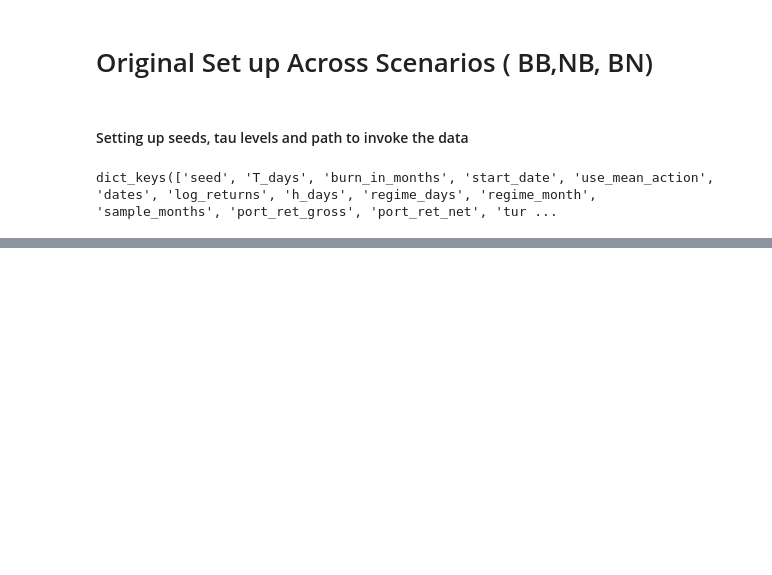
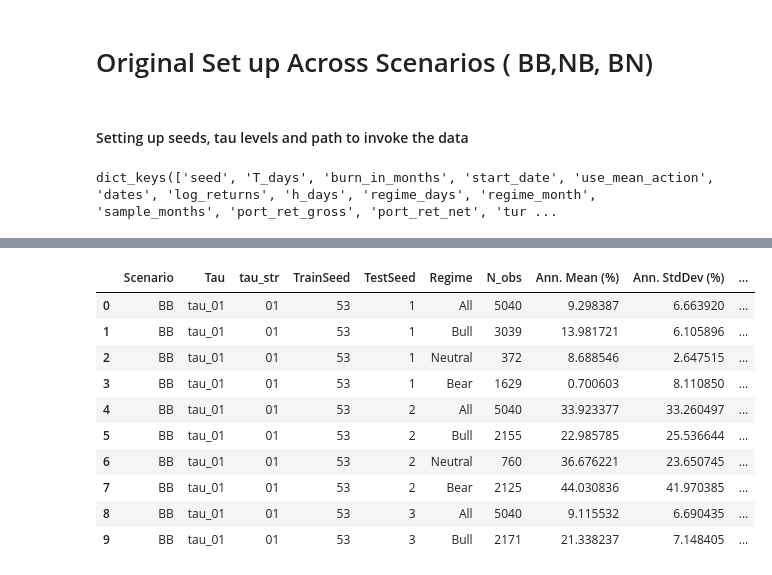
Before and after one commit to Attilasarkany/Q-A2C-Replication, a Jupyter notebook: Chapter2_model_comperison/compare_results_multiple_seed_rsvarvol.ipynb, the cells around one changed output, grey strips where cells are left out. Cells and saved outputs as stored; diff of their text form; code cells hidden in the pictures; blank space fills up the shorter version.

```diff
--- a/Chapter2_model_comperison/compare_results_multiple_seed_rsvarvol.ipynb
+++ b/Chapter2_model_comperison/compare_results_multiple_seed_rsvarvol.ipynb
@@ -151,15 +24,9 @@ def df_to_booktabs_latex(df: pd.DataFrame, caption=None, label=None) -> str:
 def tau_to_str(tau):
     return str(int(round(float(tau) * 10))).zfill(2)
 
-def load_seed_outputs_simple(
-    base_path,
-    tau_levels,
-    train_seeds,
-    test_seeds,
-    folder_template,
-    filename_template,
-    verbose=True,
-):
+def load_seed_outputs_simple(base_path,tau_levels,train_seeds,test_seeds,folder_template,filename_template,
+    verbose=True,):
+    # load  ans save to tau-train-test seed nested dictionary
     base_path = Path(base_path)
 
     df = {}
@@ -220,12 +85,24 @@ dict_keys(['seed', 'T_days', 'burn_in_months', 'start_date', 'use_mean_action',
 # %%
 # open the files what you wanna compare
 # Dirichlet_final_bull_bear_
+
+tau_levels = [0.1, 0.5, 0.9]
+train_seeds = [53, 274, 1234, 89]
+test_seeds = [1, 2, 3, 4]
+# path_run20260208_bull_bear_53_01
+# path_run20260209_bull_bear
+# path_run20260212
+# path_run20260213_c001_new
+# path_run20260213_c001: was ok
+
+base_path = r"C:/Users/Attila/Desktop/Attila/Job/Q2C/Chapter2_model_comperison/Chapter2_model_comperison/training_outcome"
+
 nested_bull_bear, found_paths_bull_bear = load_seed_outputs_simple(
     base_path=base_path,
     tau_levels=tau_levels,
     train_seeds=train_seeds,
     test_seeds=test_seeds,
-    folder_template="path_run20260209_bull_bear_{seed}_{tau_str}",
+    folder_template="path_run20260213_c001_new_bull_bear_{seed}_{tau_str}",
     filename_template="test_seed_{test_seed}.pkl",
 )
 nested_bull_neutral, found_paths_bull_neutral = load_seed_outputs_simple(
@@ -233,7 +110,7 @@ nested_bull_neutral, found_paths_bull_neutral = load_seed_outputs_simple(
     tau_levels=tau_levels,
     train_seeds=train_seeds,
     test_seeds=test_seeds,
-    folder_template="path_run20260209_bull_neutral_{seed}_{tau_str}",
+    folder_template="path_run20260213_c001_new_bull_neutral_{seed}_{tau_str}",
     filename_template="test_seed_{test_seed}.pkl",
 )
 
@@ -242,7 +119,7 @@ nested_neutral_bear, found_paths_neutral_bear = load_seed_outputs_simple(
     tau_levels=tau_levels,
     train_seeds=train_seeds,
     test_seeds=test_seeds,
-    folder_template="path_run20260209_neutral_bear_{seed}_{tau_str}",
+    folder_template="path_run20260213_c001_new_neutral_bear_{seed}_{tau_str}",
     filename_template="test_seed_{test_seed}.pkl",
     verbose=True,
 )
@@ -974,0 +569,14 @@ for m in metric_cols:
+# %%
+path_df.head(10)
+# %% [output]
+|  | Scenario | Tau | tau_str | TrainSeed | TestSeed | Regime | N_obs | Ann. Mean (%) | Ann. StdDev (%) | ... |
+| 0 | BB | tau_01 | 01 | 53 | 1 | All | 5040 | 9.298387 | 6.663920 | ... |
+| 1 | BB | tau_01 | 01 | 53 | 1 | Bull | 3039 | 13.981721 | 6.105896 | ... |
+| 2 | BB | tau_01 | 01 | 53 | 1 | Neutral | 372 | 8.688546 | 2.647515 | ... |
+| 3 | BB | tau_01 | 01 | 53 | 1 | Bear | 1629 | 0.700603 | 8.110850 | ... |
+| 4 | BB | tau_01 | 01 | 53 | 2 | All | 5040 | 33.923377 | 33.260497 | ... |
+| 5 | BB | tau_01 | 01 | 53 | 2 | Bull | 2155 | 22.985785 | 25.536644 | ... |
+| 6 | BB | tau_01 | 01 | 53 | 2 | Neutral | 760 | 36.676221 | 23.650745 | ... |
+| 7 | BB | tau_01 | 01 | 53 | 2 | Bear | 2125 | 44.030836 | 41.970385 | ... |
+| 8 | BB | tau_01 | 01 | 53 | 3 | All | 5040 | 9.115532 | 6.690435 | ... |
+| 9 | BB | tau_01 | 01 | 53 | 3 | Bull | 2171 | 21.338237 | 7.148405 | ... |
```
Also changed, not shown: parts of 24 cells of this notebook, 2 other files.
